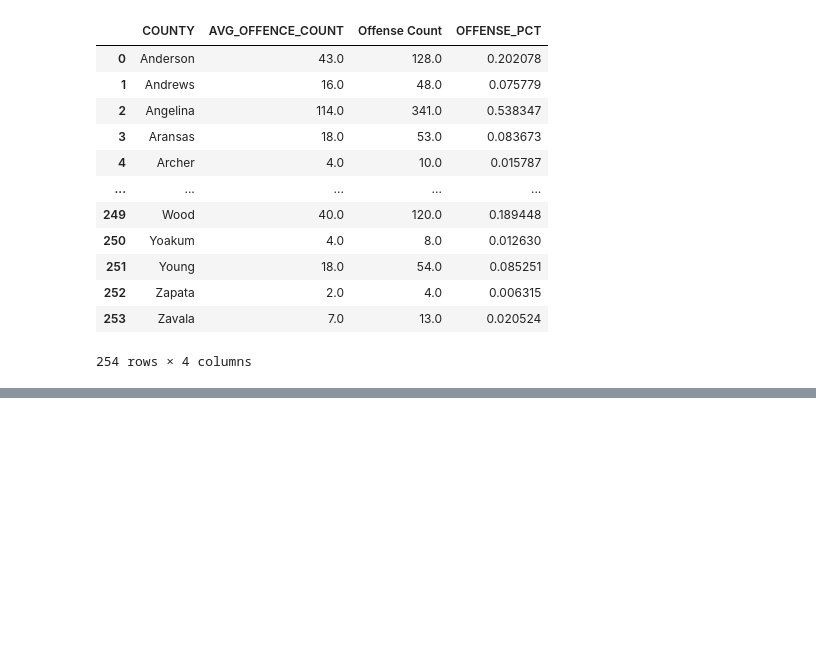
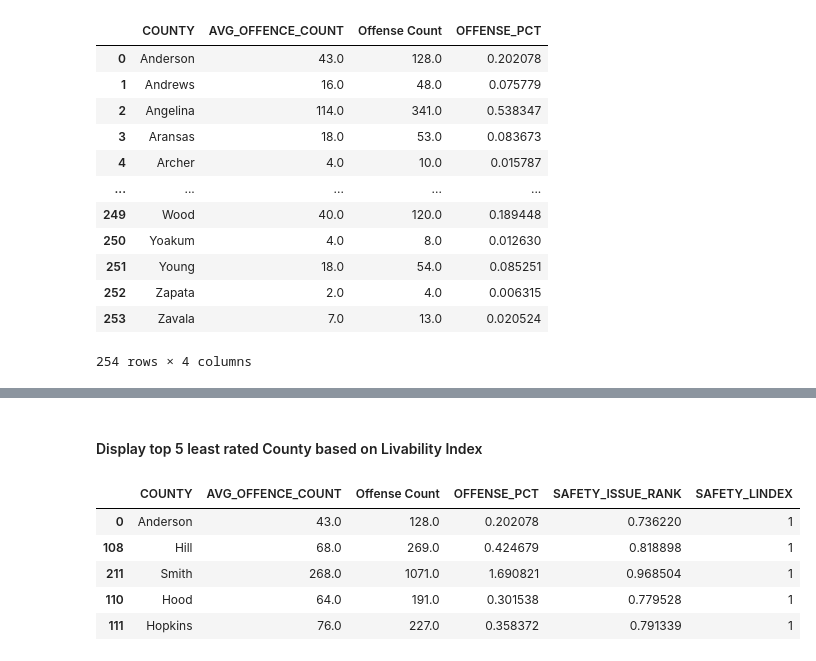
Before and after one commit to anitha0615/project_1, a Jupyter notebook: Analysis/Safety_Analysis_final.ipynb, the cells around one changed output, grey strips where cells are left out. Drawn from its saved outputs; the diff is of its cells as text; code cells hidden in the pictures; blank space fills up the shorter version.

```diff
--- a/Analysis/Safety_Analysis_final.ipynb
+++ b/Analysis/Safety_Analysis_final.ipynb
@@ -199,0 +215,11 @@ SummaryStatisticsDF.to_csv("../output/safety_analysis.csv",index=False)
+# %% [markdown]
+#### Display top 5 least rated County based on Livability Index
+# %%
+SummaryStatisticsDF.sort_values(by=['SAFETY_LINDEX']).head(5)
+# %% [output]
+|  | COUNTY | AVG_OFFENCE_COUNT | Offense Count | OFFENSE_PCT | SAFETY_ISSUE_RANK | SAFETY_LINDEX |
+| 0 | Anderson | 43.0 | 128.0 | 0.202078 | 0.736220 | 1 |
+| 108 | Hill | 68.0 | 269.0 | 0.424679 | 0.818898 | 1 |
+| 211 | Smith | 268.0 | 1071.0 | 1.690821 | 0.968504 | 1 |
+| 110 | Hood | 64.0 | 191.0 | 0.301538 | 0.779528 | 1 |
+| 111 | Hopkins | 76.0 | 227.0 | 0.358372 | 0.791339 | 1 |
```
Also changed, not shown: parts of 5 cells of this notebook.
